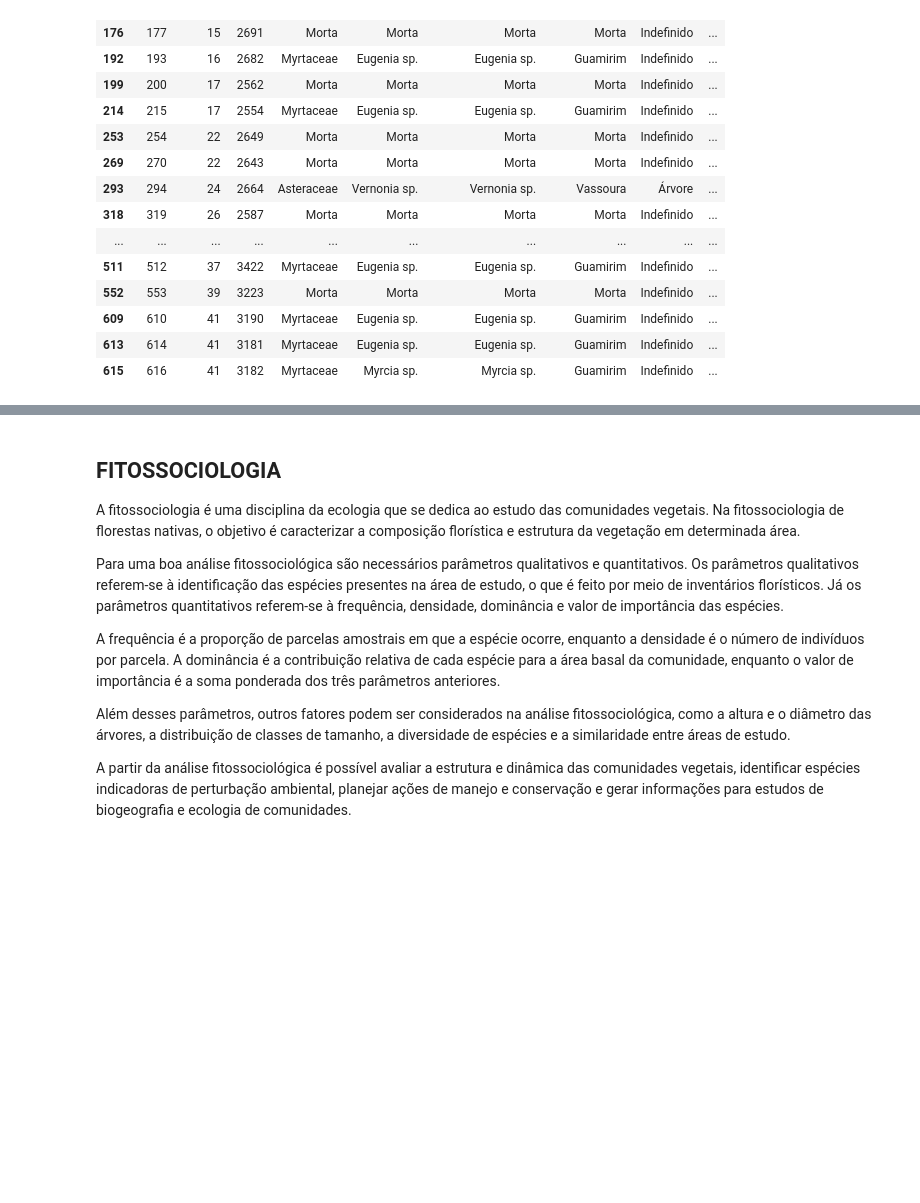
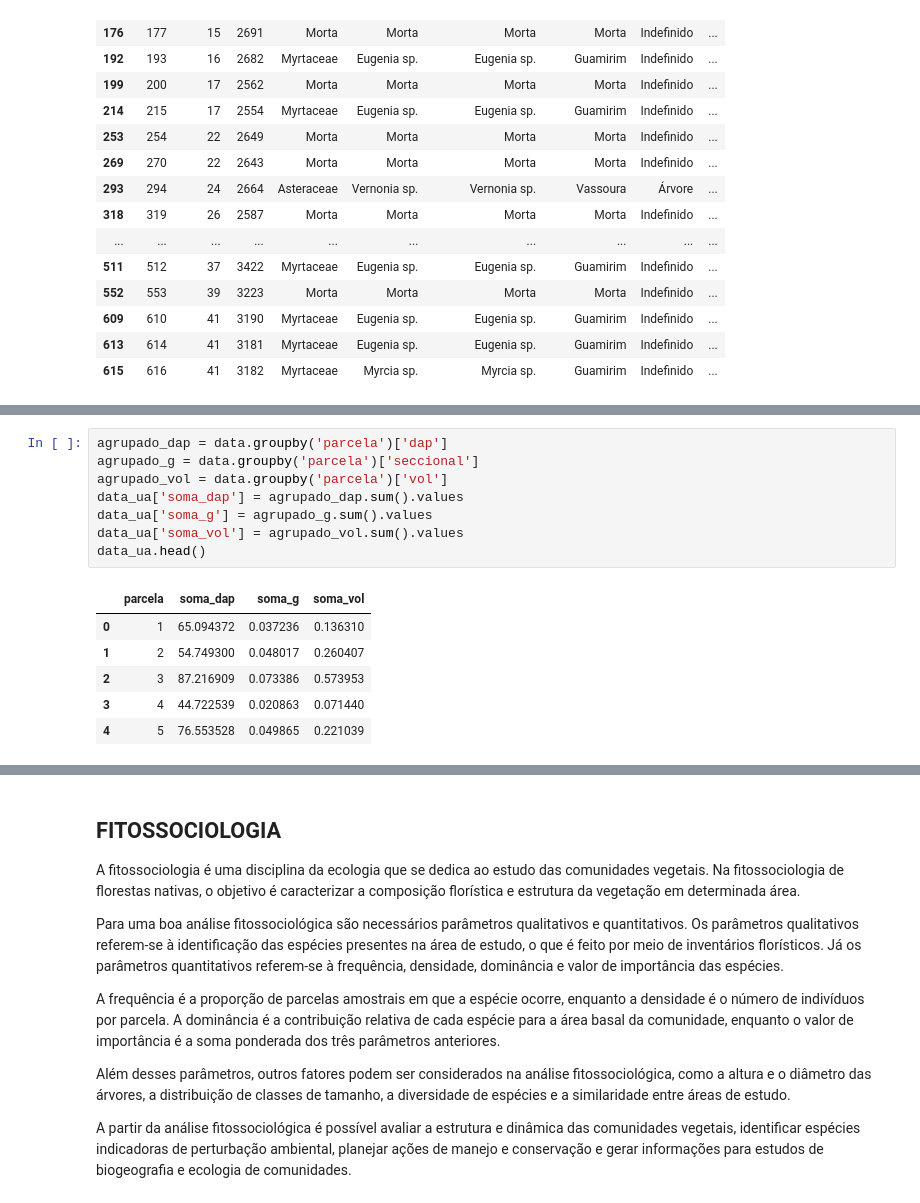
Before and after one commit to nettorobson/jupyter-if, a Jupyter notebook: if_teste.ipynb, the cells around one changed output, grey strips where cells are left out. Saved outputs shown, nothing was run; the diff lists cells and outputs as text; blank space fills up the shorter version.

```diff
--- a/if_teste.ipynb
+++ b/if_teste.ipynb
@@ -549,0 +612,15 @@ Name: endemismo, dtype: int64
+# %%
+agrupado_dap = data.groupby('parcela')['dap']
+agrupado_g = data.groupby('parcela')['seccional']
+agrupado_vol = data.groupby('parcela')['vol']
+data_ua['soma_dap'] = agrupado_dap.sum().values
+data_ua['soma_g'] = agrupado_g.sum().values
+data_ua['soma_vol'] = agrupado_vol.sum().values
+data_ua.head()
+# %% [output]
+|  | parcela | soma_dap | soma_g | soma_vol |
+| 0 | 1 | 65.094372 | 0.037236 | 0.136310 |
+| 1 | 2 | 54.749300 | 0.048017 | 0.260407 |
+| 2 | 3 | 87.216909 | 0.073386 | 0.573953 |
+| 3 | 4 | 44.722539 | 0.020863 | 0.071440 |
+| 4 | 5 | 76.553528 | 0.049865 | 0.221039 |
```
Also changed, not shown: parts of 82 cells of this notebook.
